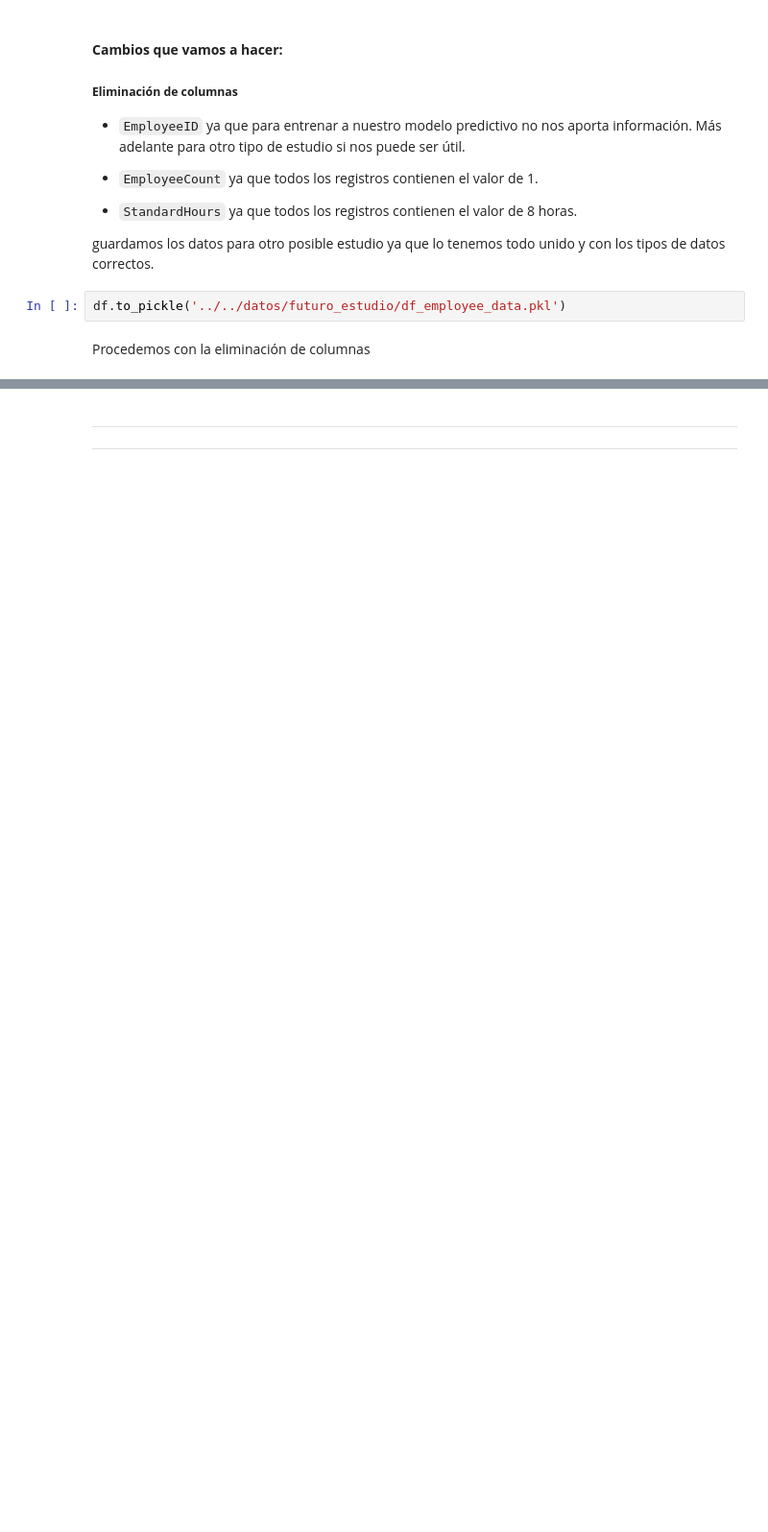
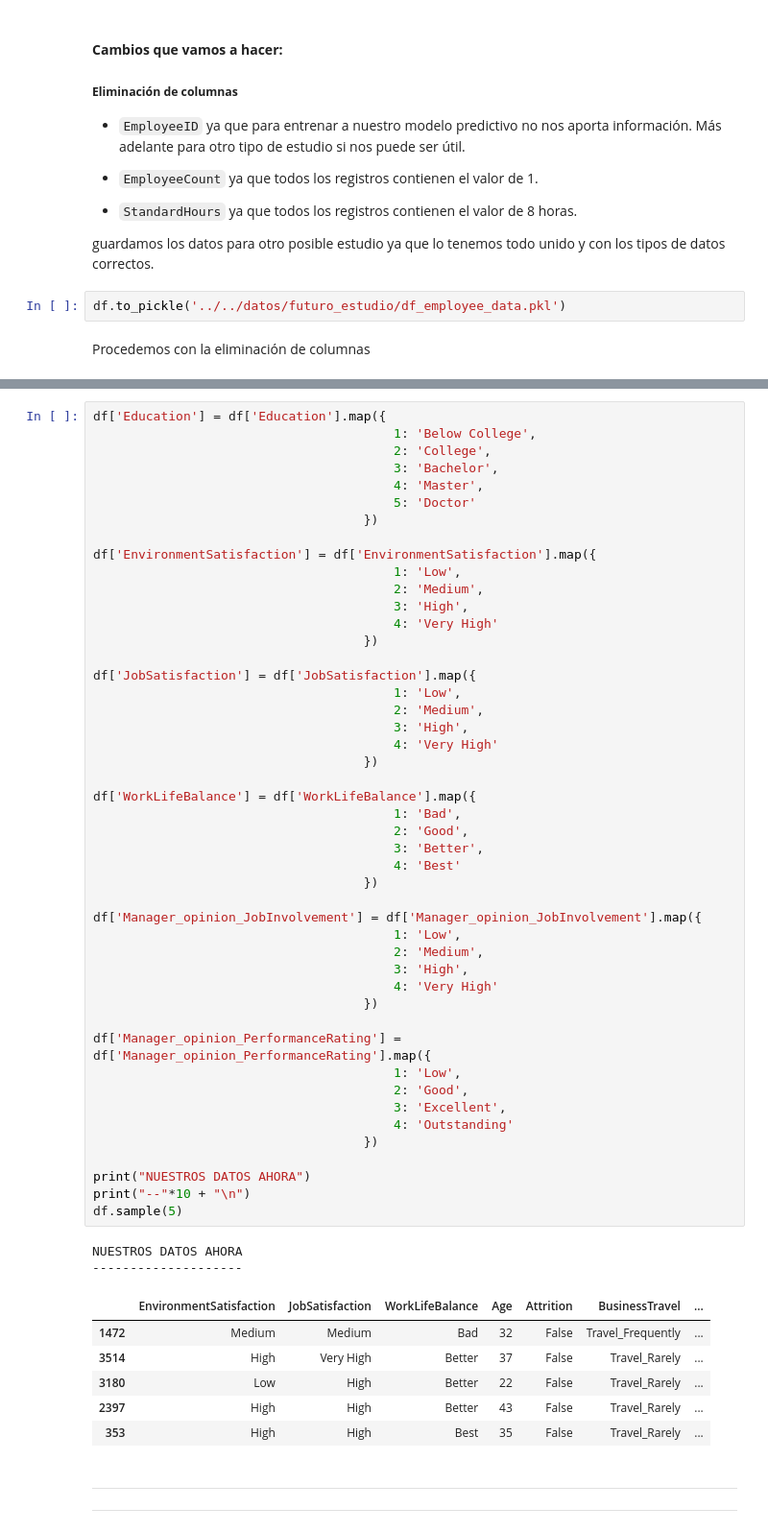
Before and after one commit to joseluisalmendral/Proyecto8_Clasificacion, a Jupyter notebook: notebooks/iteracion1/1_exploracion_inicial.ipynb, the cells around one changed output, grey strips where cells are left out. Shown at 96% size. Cells and saved outputs as stored; diff of their text form; blank space fills up the shorter version.

```diff
--- a/notebooks/iteracion1/1_exploracion_inicial.ipynb
+++ b/notebooks/iteracion1/1_exploracion_inicial.ipynb
@@ -221,3 +211,59 @@ array(['College', 'Below College', 'Master', 'Doctor', 'Bachelor'],
+# %%
+df['Education'] = df['Education'].map({
+                                        1: 'Below College',
+                                        2: 'College',
+                                        3: 'Bachelor',
+                                        4: 'Master',
+                                        5: 'Doctor'
+                                    })
+
+df['EnvironmentSatisfaction'] = df['EnvironmentSatisfaction'].map({
+                                        1: 'Low',
+                                        2: 'Medium',
+                                        3: 'High',
+                                        4: 'Very High'
+                                    })
+
+df['JobSatisfaction'] = df['JobSatisfaction'].map({
+                                        1: 'Low',
+                                        2: 'Medium',
+                                        3: 'High',
+                                        4: 'Very High'
+                                    })
+
+df['WorkLifeBalance'] = df['WorkLifeBalance'].map({
+                                        1: 'Bad',
+                                        2: 'Good',
+                                        3: 'Better',
+                                        4: 'Best'
+                                    })
+
+df['Manager_opinion_JobInvolvement'] = df['Manager_opinion_JobInvolvement'].map({
+                                        1: 'Low',
+                                        2: 'Medium',
+                                        3: 'High',
+                                        4: 'Very High'
+                                    })
+
+df['Manager_opinion_PerformanceRating'] = df['Manager_opinion_PerformanceRating'].map({
+                                        1: 'Low',
+                                        2: 'Good',
+                                        3: 'Excellent',
+                                        4: 'Outstanding'
+                                    })
+
+print("NUESTROS DATOS AHORA")
+print("--"*10 + "\n")
+df.sample(5)
+# %% [output]
+NUESTROS DATOS AHORA
+--------------------
+|  | EnvironmentSatisfaction | JobSatisfaction | WorkLifeBalance | Age | Attrition | BusinessTravel | ... |
+| 1472 | Medium | Medium | Bad | 32 | False | Travel_Frequently | ... |
+| 3514 | High | Very High | Better | 37 | False | Travel_Rarely | ... |
+| 3180 | Low | High | Better | 22 | False | Travel_Rarely | ... |
+| 2397 | High | High | Better | 43 | False | Travel_Rarely | ... |
+| 353 | High | High | Best | 35 | False | Travel_Rarely | ... |
 # %% [markdown]
 ---
 ---
```
Also changed, not shown: parts of 13 cells of this notebook, 1 other file.
